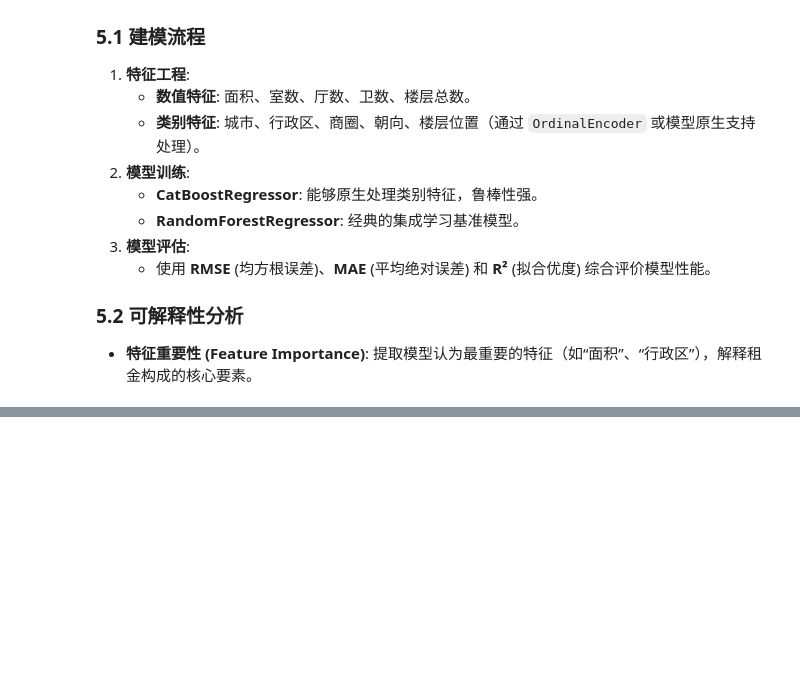
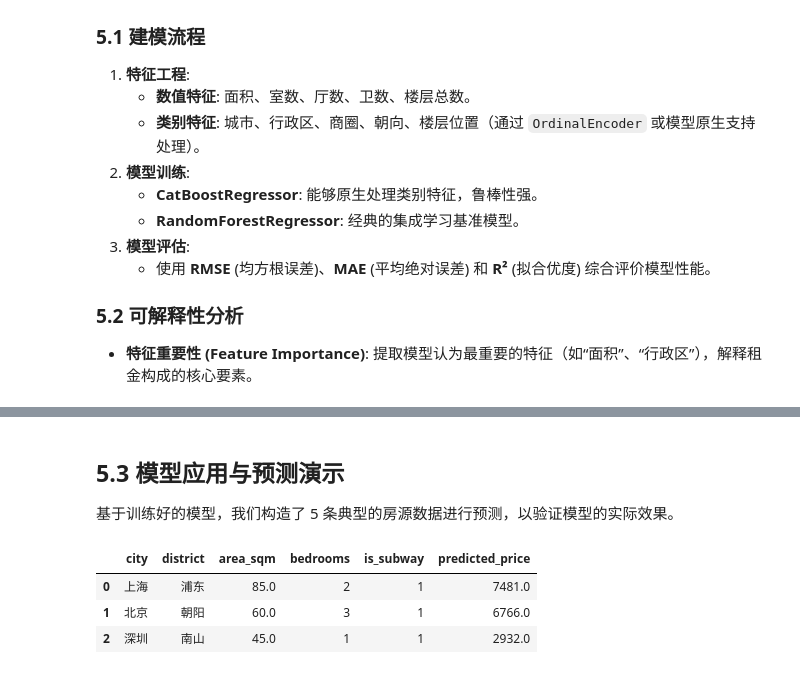
Before and after one commit to kaixianzheng1216-creator/lianjia-spider, a Jupyter notebook: lianjia_spider_complete.ipynb, the cells around one changed output, grey strips where cells are left out. Saved outputs shown, nothing was run; the diff lists cells and outputs as text; code cells hidden in the pictures; blank space fills up the shorter version.

```diff
--- a/lianjia_spider_complete.ipynb
+++ b/lianjia_spider_complete.ipynb
@@ -333,10 +333,21 @@ class DataCleaner:
         if raw_df is None or raw_df.empty:
             return pd.DataFrame()
 
-        cleaned_df = cls(raw_df).process_pipeline()
+        initial_count = len(raw_df)
+        print(f"--- 数据清洗开始 ---")
+        print(f"原始数据总量: {initial_count} 条")
+
+        cleaner = cls(raw_df)
+        cleaned_df = cleaner.process_pipeline()
+
+        final_count = len(cleaned_df)
+        drop_count = initial_count - final_count
+
+        print(f"清洗后剩余: {final_count} 条")
+        print(f"过滤掉的数据: {drop_count} 条")
+        print(f"--- 数据清洗结束 ---")
 
         CsvUtil.save_data(cleaned_df, prefix='cleaned')
-
         return cleaned_df
 
     def process_pipeline(self) -> pd.DataFrame:
@@ -939,0 +1001,34 @@ pipeline.run()
+# %% [markdown]
+## 5.3 模型应用与预测演示
+基于训练好的模型，我们构造了 5 条典型的房源数据进行预测，以验证模型的实际效果。
+# %%
+mock_data = pd.DataFrame([
+    {
+        'city': '上海', 'district': '浦东', 'sub_district': '陆家嘴',
+        'rent_type': '整租', 'orientation': '南', 'floor_level': '中',
+        'area_sqm': 85.0, 'bedrooms': 2, 'living_rooms': 2, 'bathrooms': 1, 'total_floors': 30, 'is_subway': 1
+    },
+    {
+        'city': '北京', 'district': '朝阳', 'sub_district': '望京',
+        'rent_type': '整租', 'orientation': '东南', 'floor_level': '高',
+        'area_sqm': 60.0, 'bedrooms': 3, 'living_rooms': 2, 'bathrooms': 2, 'total_floors': 25, 'is_subway': 1
+    },
+    {
+        'city': '深圳', 'district': '南山', 'sub_district': '科技园',
+        'rent_type': '整租', 'orientation': '南', 'floor_level': '中',
+        'area_sqm': 45.0, 'bedrooms': 1, 'living_rooms': 1, 'bathrooms': 1, 'total_floors': 35, 'is_subway': 1
+    },
+])
+
+predictions = pipeline.predict_new(mock_data, model_name='CatBoost')
+
+results = mock_data.copy()
+results['predicted_price'] = np.round(predictions, 0)
+
+display_cols = ['city', 'district', 'area_sqm', 'bedrooms', 'is_subway', 'predicted_price']
+display(results[display_cols])
+# %% [output]
+|  | city | district | area_sqm | bedrooms | is_subway | predicted_price |
+| 0 | 上海 | 浦东 | 85.0 | 2 | 1 | 7481.0 |
+| 1 | 北京 | 朝阳 | 60.0 | 3 | 1 | 6766.0 |
+| 2 | 深圳 | 南山 | 45.0 | 1 | 1 | 2932.0 |
```
Also changed, not shown: parts of 3 cells of this notebook, 5 other files.
